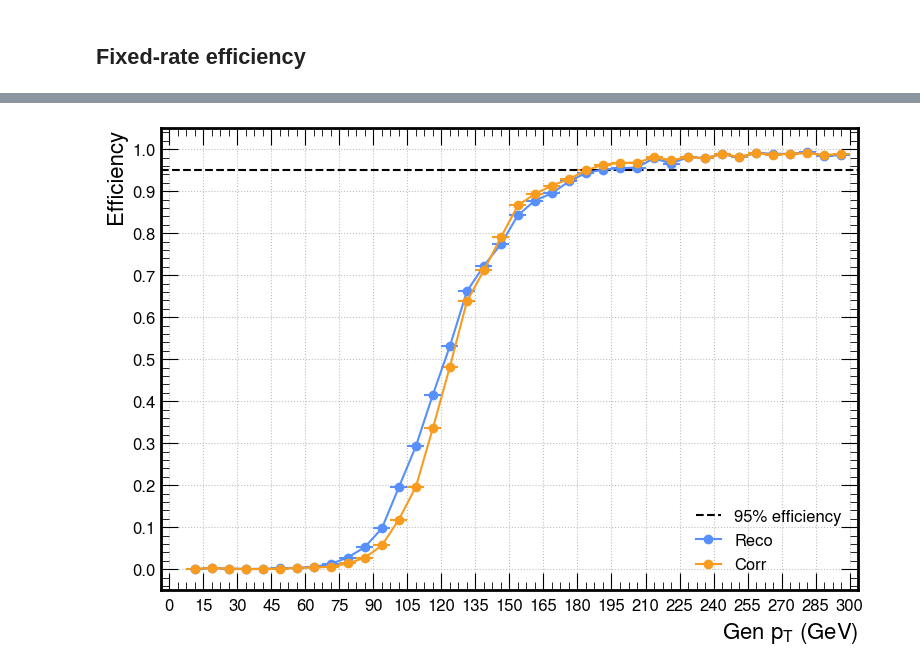
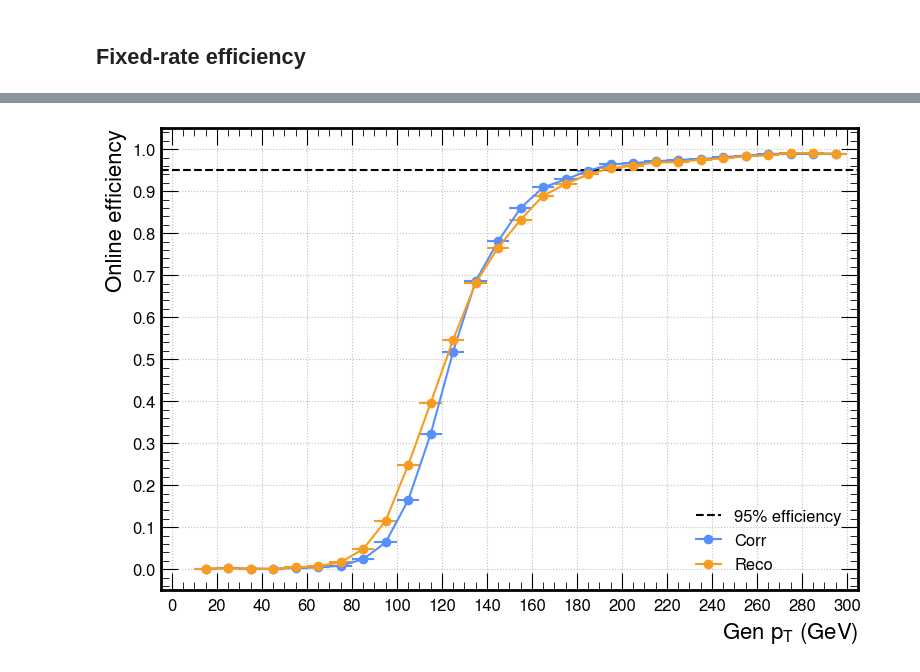
Before and after one commit to lrobertshaw/TrainTagger, a Jupyter notebook: performance.ipynb, the cells around one changed output, grey strips where cells are left out. Saved outputs shown, nothing was run; the diff lists cells and outputs as text; code cells hidden in the pictures.

```diff
--- a/performance.ipynb
+++ b/performance.ipynb
@@ -414,5 +414,5 @@ binned_corrs.plot_response(  (np.linspace(0, 1500, 31), "pt"), (np.linspace(0, 1
 # %% [markdown]
 #### Load signal data and model
 # %%
-test = Jet("TrainTagger/output/baseline", where="test")
+test = Jet("output/baselinebig", where="test")
 # %% [output]
@@ -491,7 +483,7 @@ opti_corr = differential_evolution(optimum_cuts, bounds = [(0, 500), (0, 200)],
 def fteff(jets, param="pt"):
 
     if param == "pt":
-        bins = np.linspace(0, 300, 41)
+        bins = np.linspace(0, 300, 31)
         gen = jets.gen_pt
     elif param == "mass":
         bins = np.linspace(0, 120, 21)
@@ -516,21 +508,24 @@ def plot_fteff(jets, param="pt"):
     plt.figure(figsize=(9, 6))
 
     bins, reco_effs, corr_effs = fteff(jets, param)
+
     xs = bins[:-1] + np.diff(bins) / 2
+    plt.errorbar(xs[1:], corr_effs[1:], fmt="-o", xerr=xs[0], label="Corr")
     plt.errorbar(xs[1:], reco_effs[1:], fmt="-o", xerr=xs[0], label="Reco")
-    plt.errorbar(xs[1:], corr_effs[1:], fmt="-o", xerr=xs[0], label="Corr")
 
     plt.axhline( y=0.95, color='black', linestyle='--', label="95% efficiency" )
     if param == "pt": plt.xlabel("Gen $p_T$ (GeV)", fontsize=16)
     else: plt.xlabel("Gen mass (GeV)", fontsize=16)
-    plt.ylabel("Efficiency", fontsize=16)
+    plt.ylabel("Online efficiency", fontsize=16)
     plt.xticks(bins[::2], fontsize=12)
     plt.yticks(np.linspace(0, 1, 11), fontsize=12)
     plt.xlim([bins[0] - xs[0], bins[-1] + xs[0]]); plt.ylim([-0.05, 1.05])
     plt.legend(fontsize=12, loc="lower right")
     plt.grid()
     plt.show()
+
+    return xs, reco_effs
 # %%
-plot_fteff(test, "pt")
+b, effs = plot_fteff(test, "pt")
 # %% [output]
-[figure, old version]
+[figure, new version]
```
Also changed, not shown: parts of 9 cells of this notebook, 1 other file.
